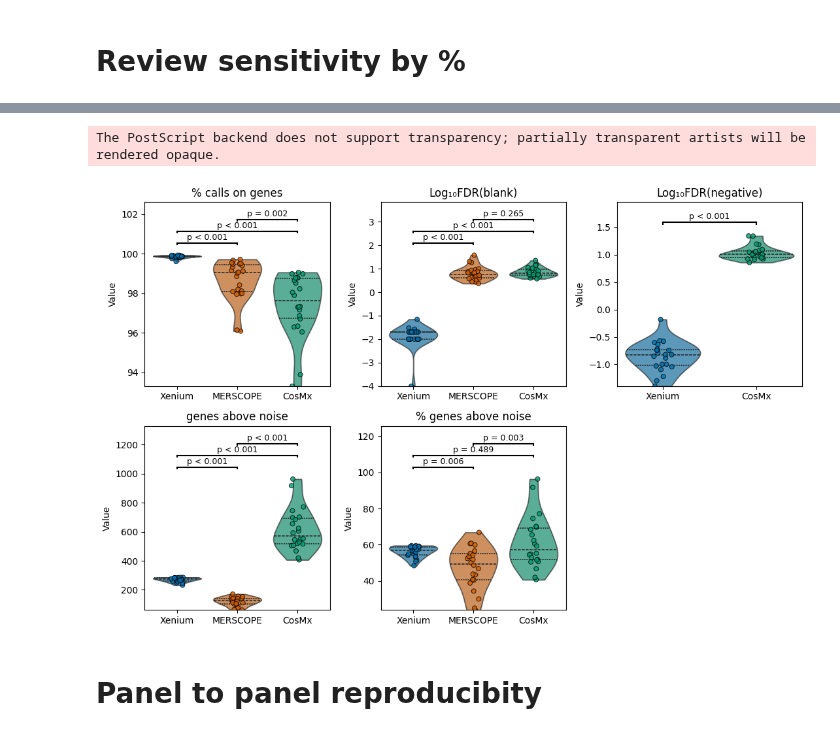
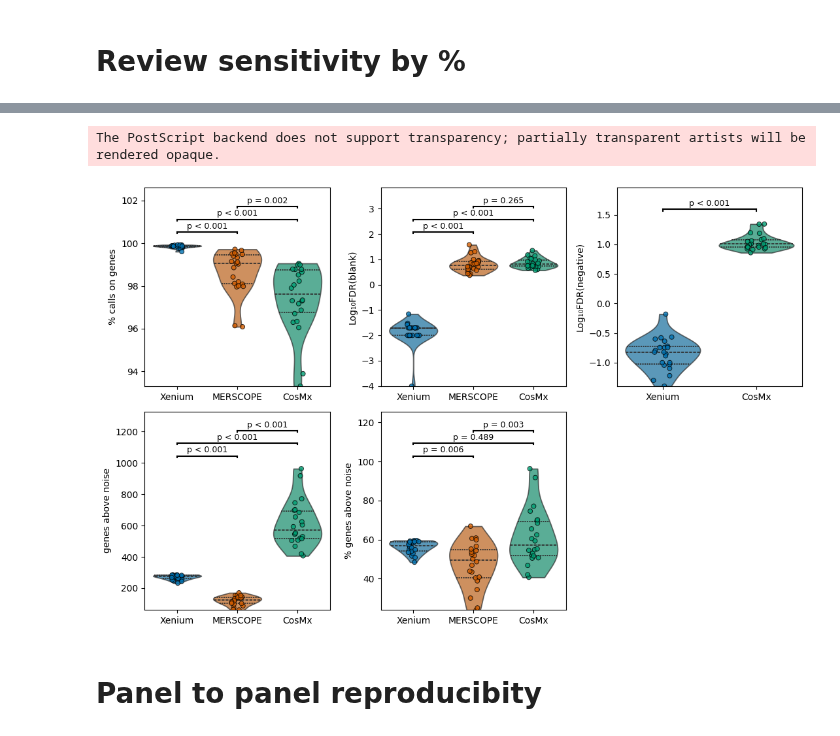
Before and after one commit to broadinstitute/ist_benchmarking, a Jupyter notebook: 02_specificity_sensitivity_reproducibility.ipynb, the cells around one changed output, grey strips where cells are left out. Saved outputs shown, nothing was run; the diff lists cells and outputs as text; code cells hidden in the pictures.

Commit message:
rename y axis value using metric name

```diff
--- a/02_specificity_sensitivity_reproducibility.ipynb
+++ b/02_specificity_sensitivity_reproducibility.ipynb
@@ -37,7 +39,7 @@ pd.set_option('display.width', 1000)
 wd = os.getcwd()
 print (f'working directory: {wd}')
 
-year = '2024'
+year = '2023'
 
 if year == '2024':
     samples = [x for x in SAMPLES if '2024' in x]
@@ -686,9 +724,9 @@ for i, metric in enumerate(metrics):
         ax=ax
     )
 
-    ax.set_title(metric)
+    ax.set_title('')
     ax.set_xlabel("")
-    ax.set_ylabel("Value")
+    ax.set_ylabel(metric)
 
     # Calculate bracket spacing
     x_positions = {p: idx for idx, p in enumerate(platform_order)}
@@ -717,34 +755,34 @@ for i, metric in enumerate(metrics):
         ax.plot([x2, x2], [bracket_y, bracket_y - 0.01*(y_max - y_min)], lw=1.5, color='black')
 
         if pval < 0.001:
             p_text = "p < 0.001"
         else:
             p_text = f"p = {pval:.3f}"
 
         ax.text(
             0.5 * (x1 + x2),
             bracket_y + 0.01*(y_max - y_min),
             p_text,
             ha='center', va='bottom',
             fontsize=9, color='black'
         )
 
     # Expand y-limits to ensure all brackets and text are visible
     ax.set_ylim(y_min, y_max + (bracket_count + 1.5) * bracket_step)
 
 if len(metrics) < len(axes):
     extra_ax = axes[-1]
     extra_ax.set_visible(False)
 
 plt.tight_layout()
 plt.savefig(f'{wd}/figures/response_letter/Fig_2_d_to_h_violin_{year}.png',
             dpi=250, transparent=True)
 plt.savefig(f'{wd}/figures/response_letter/Fig_2_d_to_h_violin_{year}.eps',
             dpi=250, transparent=True)
 plt.show()
 # %% [output]
 The PostScript backend does not support transparency; partially transparent artists will be rendered opaque.
-[figure, old version]
+[figure, new version]
 # %% [markdown]
 # Panel to panel reproducibity
 # %%
```
Also changed, not shown: parts of 11 cells of this notebook.
